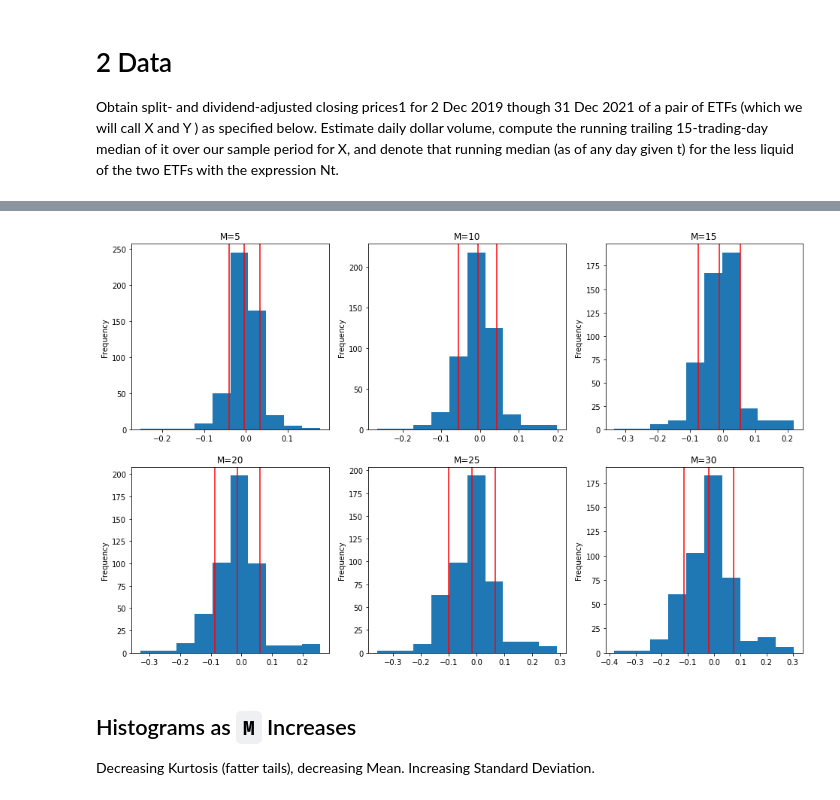
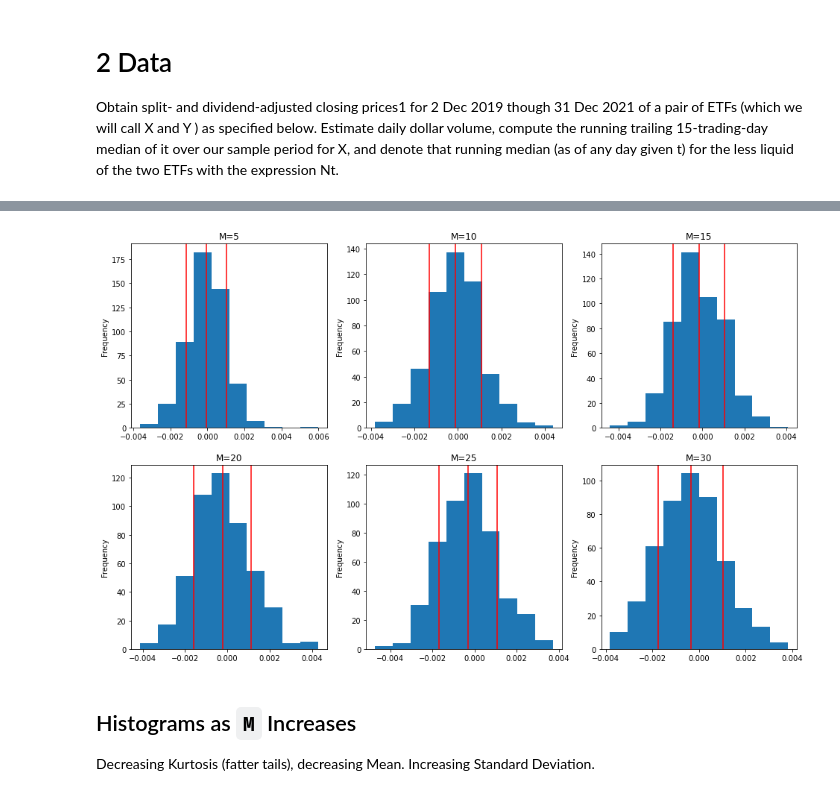
Before and after one commit to philipwlee/regquant, a Jupyter notebook: hw2_spread_sim/hw2_spread_sim_philip_lee_12129240.ipynb, the cells around one changed output, grey strips where cells are left out. Cells and saved outputs as stored; diff of their text form; code cells hidden in the pictures.

Commit message:
final spread strategy

```diff
--- a/hw2_spread_sim/hw2_spread_sim_philip_lee_12129240.ipynb
+++ b/hw2_spread_sim/hw2_spread_sim_philip_lee_12129240.ipynb
@@ -29,7 +30,6 @@ END_DATE      = "2021-12-31"
 
 QUANDL_DB     = "QUOTEMEDIA/PRICES"
 QUANDL_ASSETS = ["FCOM", "VOX"]
-QUANDL_ASSETS = ["RTH", "XRT"]
 
 FF_TABLE      = "F-F_Research_Data_Factors_daily"
 FF_DB         = "famafrench"
@@ -70,11 +70,11 @@ q_adj_close = eod_raw[["date", "ticker", "adj_close"]].pivot(
     index="date", columns="ticker", values="adj_close")
 q_log_ret = np.log(q_adj_close / q_adj_close.shift(1))
 
-f_ret = ff_raw[0] / 100
+f_ret = np.log(ff_raw[0] / 100 + 1)
 f_ret.index.name = "date"
 f_level = np.exp(f_ret.cumsum())
 
-levels = q_adj_close.merge(f_level, on="date")
+levels = q_adj_close.merge(f_level, how="left", on="date")
 ret = q_log_ret.merge(f_ret, on="date")
 
 etfs_facts = pd.concat([levels, ret], axis=1, keys=["level", "ret"])
@@ -164,37 +170,39 @@ def construct_spread(data, assets, M):
     strat = pd.DataFrame()
     for a, l in zip(assets, ["XR", "YR"]): strat[l] = data[("ret",a)]
     strat["tgt_size"] = data[("volm", "N_t")] / 100
     strat["signal"] = (strat["XR"].rolling(M).sum()
                        - strat["YR"].rolling(M).sum())
     return strat
 
 def vis_hist(ser, ax, stats):
     ser.plot.hist(ax=ax)
     mu = stats["mean"]; sig = stats["std"]
     ax.set_title(f"M={stats['M']}")
     ax.axvline(mu,c='r'); ax.axvline(mu+sig,c='r'); ax.axvline(mu-sig,c='r')
 
 fig, axs = plt.subplots(2,3)
 plt_counter = 0
 
 strat_stats = []
 
 for M in range(1,31):
     strat_ = construct_spread(etfs_facts, QUANDL_ASSETS, M)
     sig = strat_["signal"]
 
-    stats = {"M": M, "strat": strat_, "mean": sig.mean(),
-             "std": sig.std(), "skew": sig.skew(), "kurt": sig.kurtosis()}
+    ann = 252/M
+    stats = {"M": M, "strat": strat_, "mean": sig.mean(), "std": sig.std(),
+             "amean": sig.mean()*ann, "astd": sig.std()*ann**0.5, "skew": sig.skew(),
+             "kurt": sig.kurtosis()}
     strat_stats.append(stats)
 
-    if not(M%5):
+    if not(M%5): # Plot every 5
         vis_hist(strat_["signal"], axs[plt_counter//3, plt_counter%3], stats)
         plt_counter += 1
 
 strat_stats = pd.DataFrame(strat_stats).set_index('M')
 plt.show()
 # %% [output]
-[figure, old version]
+[figure, new version]
 # %% [markdown]
 ## Histograms as `M` Increases
 
```
Also changed, not shown: parts of 31 cells of this notebook.
